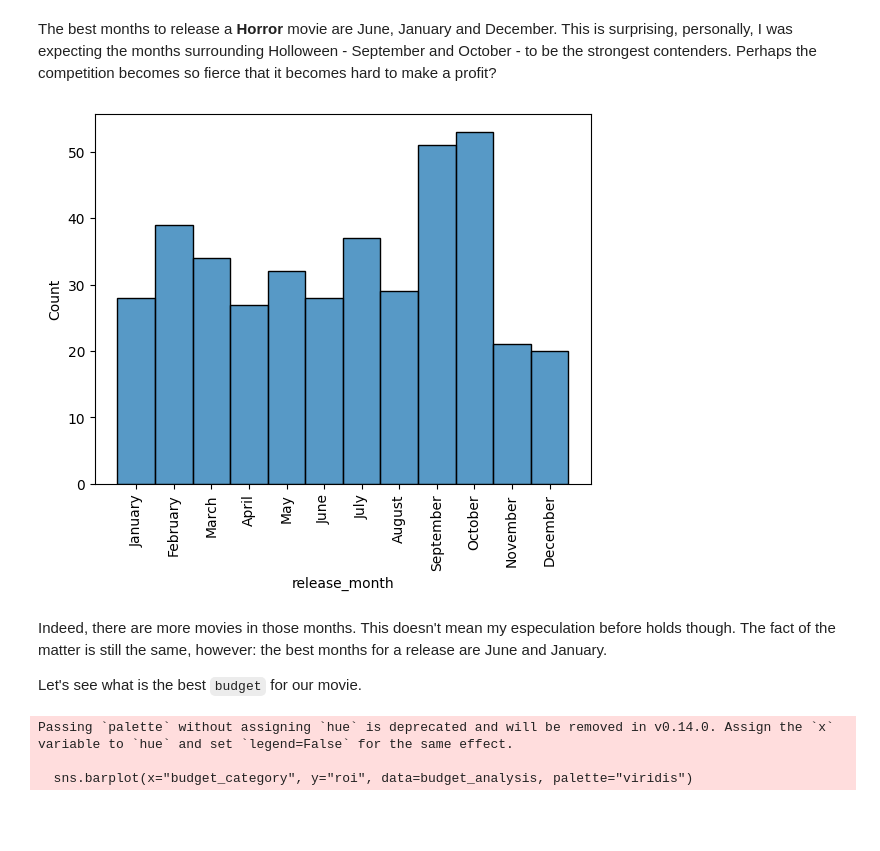
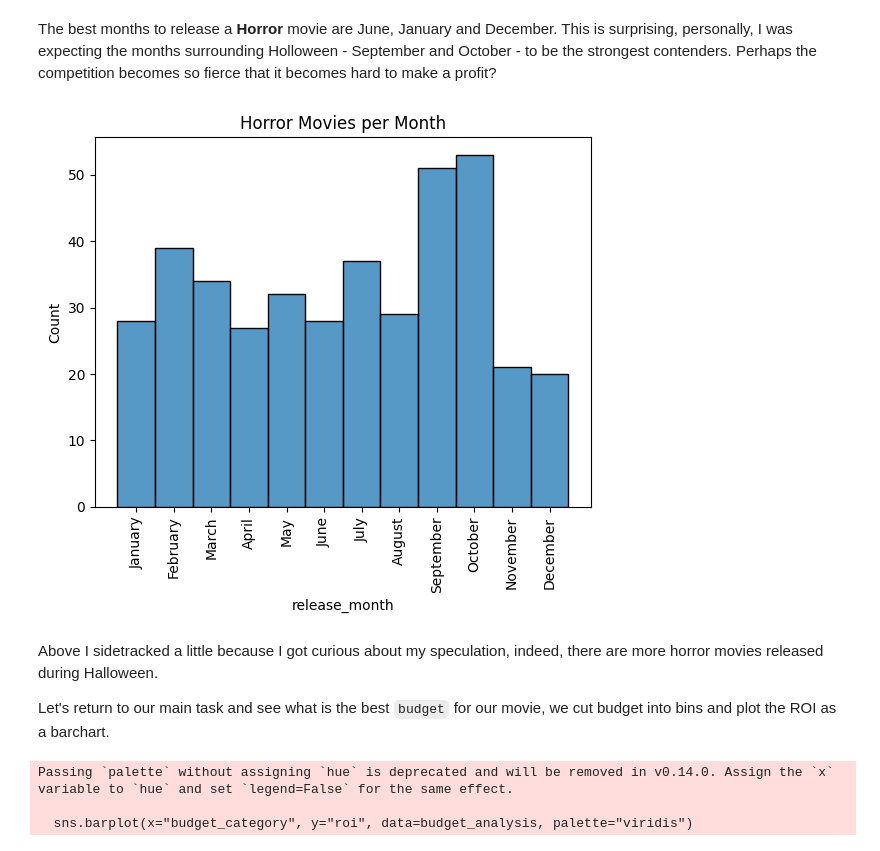
Before and after one commit to diegopetrola/moviedb-data-analysis, a Jupyter notebook: main.ipynb, the cells around one changed output. Cells and saved outputs as stored; diff of their text form; code cells hidden in the pictures; blank space fills up the shorter version.

Commit message:
refined the budget part

```diff
--- a/main.ipynb
+++ b/main.ipynb
@@ -387,14 +389,15 @@ The best months to release a **Horror** movie are June, January and December. Th
 # %%
 data_horror = df_genres[df_genres.genres == "Horror"]
 sns.histplot(data=data_horror, x="release_month")
 plt.xticks(rotation=90)
+plt.title("Horror Movies per Month")
 plt.show()
 # %% [output]
-[figure, old version]
+[figure, new version]
 # %% [markdown]
-Indeed, there are more movies in those months. This doesn't mean my especulation before holds though. The fact of the matter is still the same, however: the best months for a release are June and January.
+Above I sidetracked a little because I got curious about my speculation, indeed, there are more horror movies released during Halloween.
 
-Let's see what is the best `budget` for our movie.
+Let's return to our main task and see what is the best `budget` for our movie, we cut budget into bins and plot the ROI as a barchart.
 # %%
 bins = [0, 2_000_000, 10_000_000, 40_000_000, float("inf")]
 labels = ["Micro (<$2M)", "Low ($2M-$10M)", "Mid ($10M-$40M)", "Blockbuster (>$40M)"]
```
Also changed, not shown: parts of 7 cells of this notebook.
